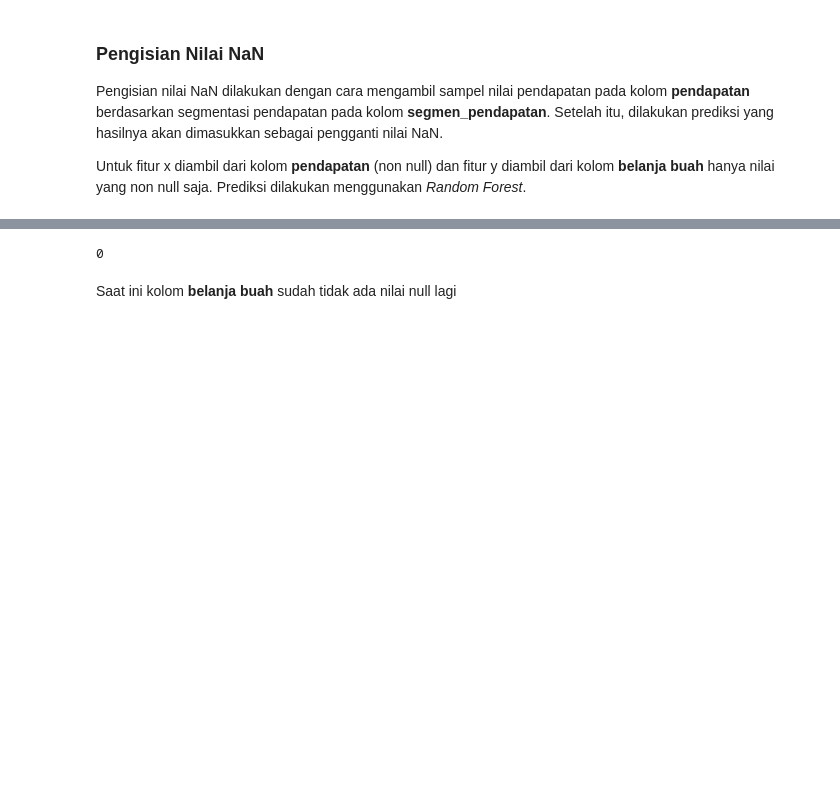
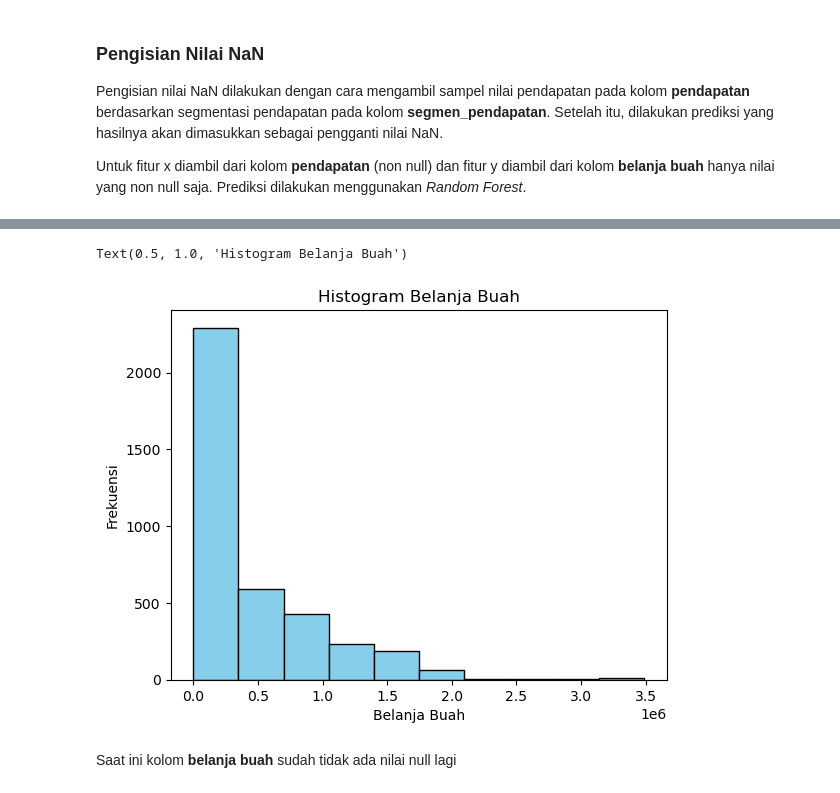
Before and after one commit to AFreborn22/superior_DA, a Jupyter notebook: SUPERIOR.ipynb, the cells around one changed output, grey strips where cells are left out. Saved outputs shown, nothing was run; the diff lists cells and outputs as text; code cells hidden in the pictures; blank space fills up the shorter version.

```diff
--- a/SUPERIOR.ipynb
+++ b/SUPERIOR.ipynb
@@ -565,0 +595,11 @@ for segmen in trainFeatures['segmen_pendapatan'].unique():
+# %%
+# Plot histogram
+plt.hist(trainFeatures['belanja_daging'], bins=10, color='skyblue', edgecolor='black')
+
+# Label sumbu dan judul
+plt.xlabel('Belanja Buah')
+plt.ylabel('Frekuensi')
+plt.title('Histogram Belanja Buah')
+# %% [output]
+Text(0.5, 1.0, 'Histogram Belanja Buah')
+[figure, added]
@@ -566,8 +617,6 @@ for segmen in trainFeatures['segmen_pendapatan'].unique():
 # %%
-# Cek jumlah data dengan nilai null
-trainFeatures.belanja_buah.isna().sum()
+# # Cek jumlah data dengan nilai null
+# trainFeatures.belanja_buah.isna().sum()
-# %% [output]
-0
 # %% [markdown]
 Saat ini kolom **belanja buah** sudah tidak ada nilai null lagi
 # %% [markdown]
```
Also changed, not shown: parts of 32 cells of this notebook.
